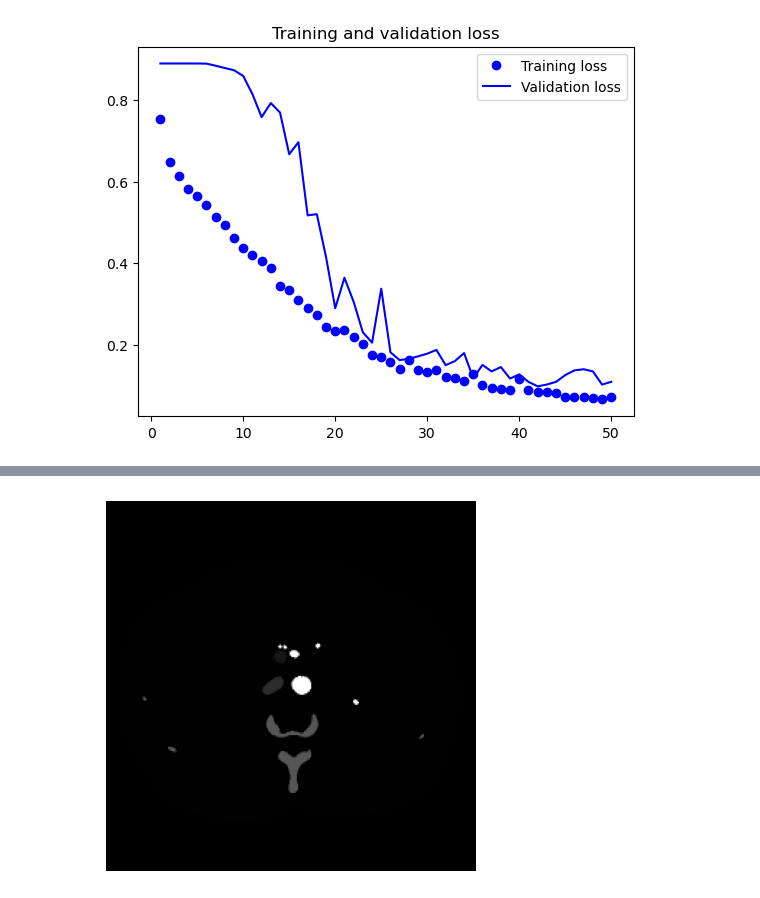
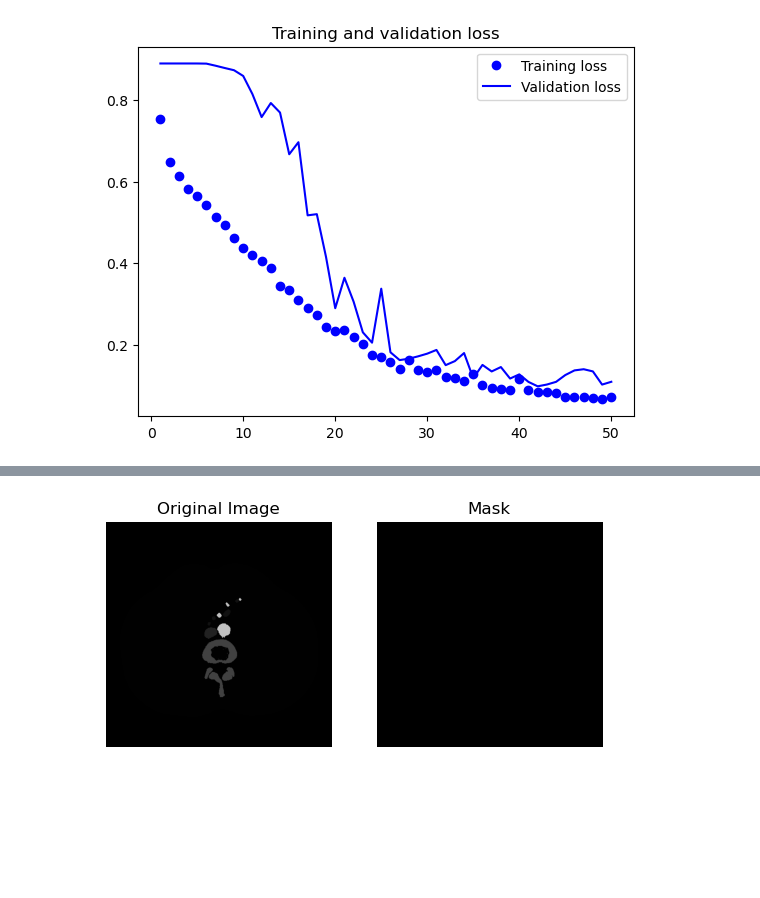
Before and after one commit to Brodzio605/Liver-segmentation, a Jupyter notebook: Aom.ipynb, the cells around one changed output, grey strips where cells are left out. Saved outputs shown, nothing was run; the diff lists cells and outputs as text; code cells hidden in the pictures; blank space fills up the shorter version.

```diff
--- a/Aom.ipynb
+++ b/Aom.ipynb
@@ -272,14 +272,28 @@ import matplotlib.pyplot as plt
 import os
 
 # Load the image
-image_dir = r"C:\Users\Brodzio\OneDrive - Opolska eSzkola\Pulpit\AOM_Projekt"
-image = cv2.imread(os.path.join(image_dir, 'IMG00022.png'))
+image_dir = r"C:\Users\Brodzio\OneDrive - Opolska eSzkola\Pulpit\AOM_Projekt\Segmentacja\0013i"
+image = cv2.imread(os.path.join(image_dir, 'IMG00000.png'))
 image_gray = cv2.cvtColor(image, cv2.COLOR_BGR2GRAY)  # Konwertowanie na skalę szarości
 image_gray = image_gray / 255.0  # Normalizacja wartości pikseli do zakresu 0-1
 image_gray_resized = cv2.resize(image_gray, (256, 256))  # Zmiana rozmiaru obrazu na 256x256 pikseli
+resized_image = image_gray_resized.reshape((1, 256, 256, 1))
 
-# Wyświetl obraz przy użyciu funkcji plt.imshow()
-plt.imshow(image_gray_resized, cmap='gray')
-plt.axis('off')  # Wyłącz osie obrazu
+
+predictions = model.predict(resized_image)
+
+# Create mask
+threshold = 0.01
+mask = np.zeros_like(predictions)
+mask[predictions > threshold] = 1
+
+# Display the original image and the mask side by side
+fig, axes = plt.subplots(1, 2)
+axes[0].imshow(image)
+axes[0].set_title('Original Image')
+axes[0].axis('off')
+axes[1].imshow(mask[0, :, :, 0], cmap='gray')
+axes[1].set_title('Mask')
+axes[1].axis('off')
 plt.show()
 # %% [output]
@@ -286 +301 @@ plt.show()
-[figure, old version]
+[figure, new version]
```
Also changed, not shown: parts of 1 cell of this notebook.
